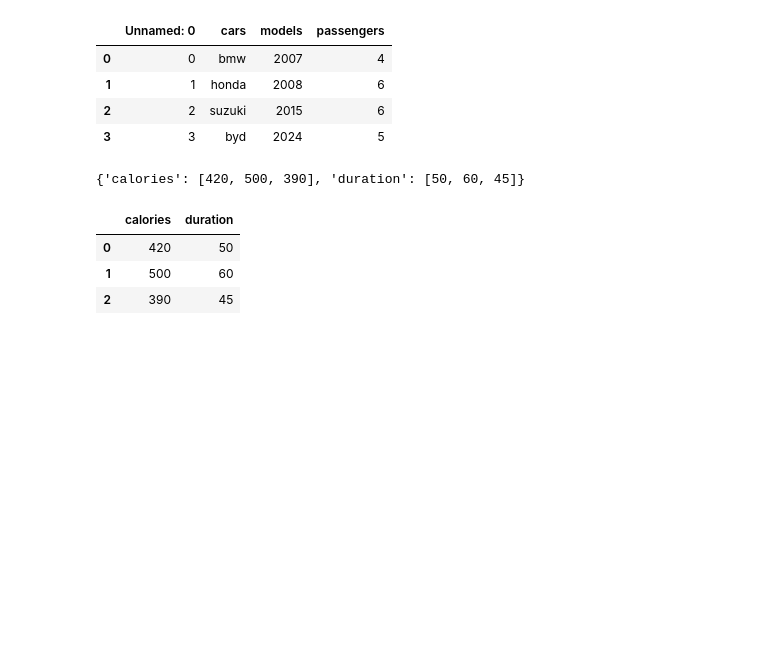
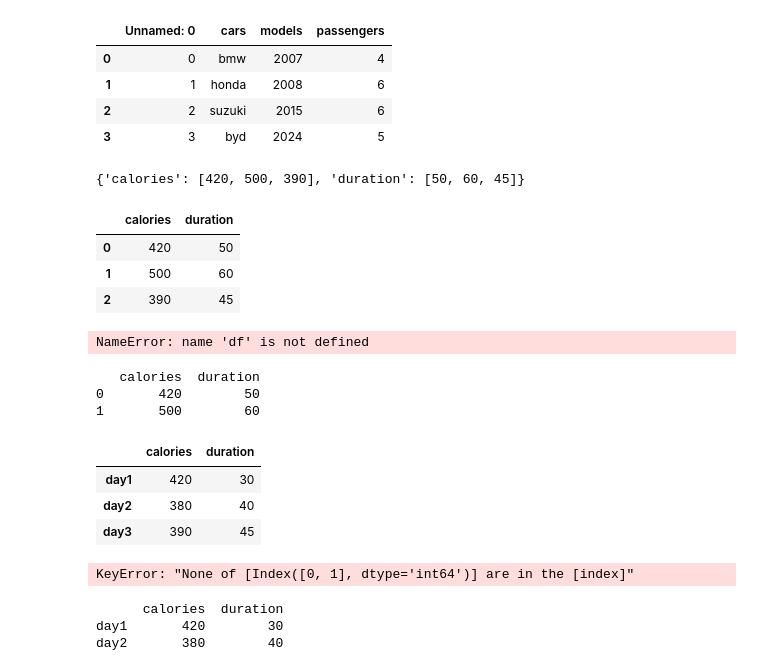
Before and after one commit to LaskaMaharjan/MachineLearningg, a Jupyter notebook: PANDAS.ipynb, the cells around one changed output. Drawn from its saved outputs; the diff is of its cells as text; code cells hidden in the pictures; blank space fills up the shorter version.

```diff
--- a/PANDAS.ipynb
+++ b/PANDAS.ipynb
@@ -65,3 +67,37 @@ df
 | 0 | 420 | 50 |
 | 1 | 500 | 60 |
 | 2 | 390 | 45 |
+# %%
+print(df)
+# %% [output]
+NameError: name 'df' is not defined
+# %%
+print(df.loc[[0,1]])
+# %% [output]
+   calories  duration
+0       420        50
+1       500        60
+# %%
+# create a dataframe with indexing
+import pandas as pd
+data={
+    "calories":[420,380,390],
+    "duration":[30,40,45]
+}
+df=pd.DataFrame(data,index=["day1","day2","day3"])
+df
+# %% [output]
+|  | calories | duration |
+| day1 | 420 | 30 |
+| day2 | 380 | 40 |
+| day3 | 390 | 45 |
+# %%
+print(df.loc[[0,1]])
+# %% [output]
+KeyError: "None of [Index([0, 1], dtype='int64')] are in the [index]"
+# %%
+print(df.loc[["day1","day2"]])
+# %% [output]
+      calories  duration
+day1       420        30
+day2       380        40
```
Also changed, not shown: parts of 4 cells of this notebook.
